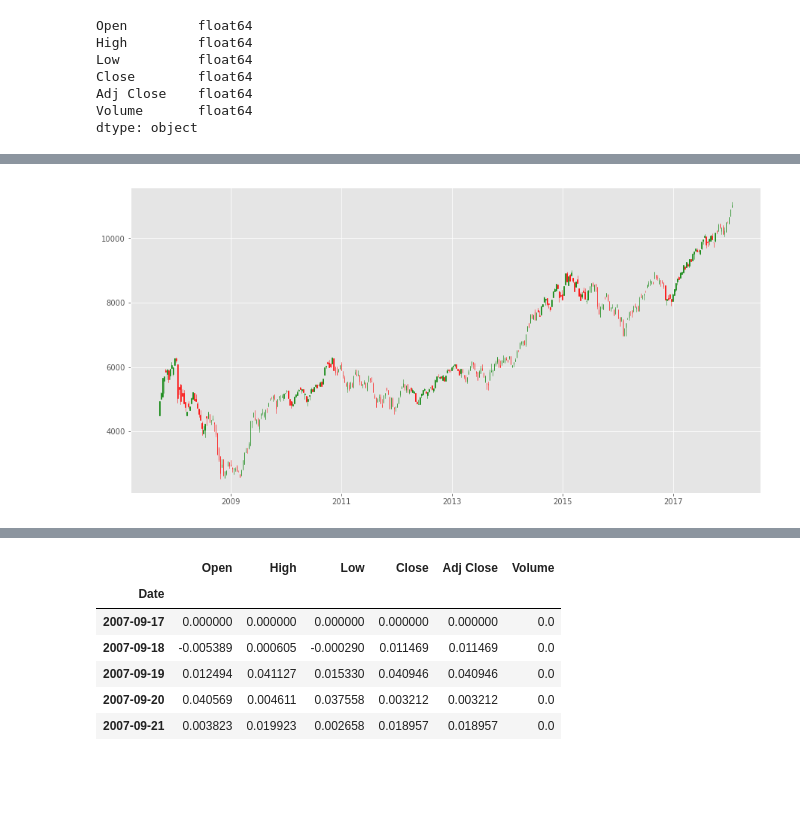
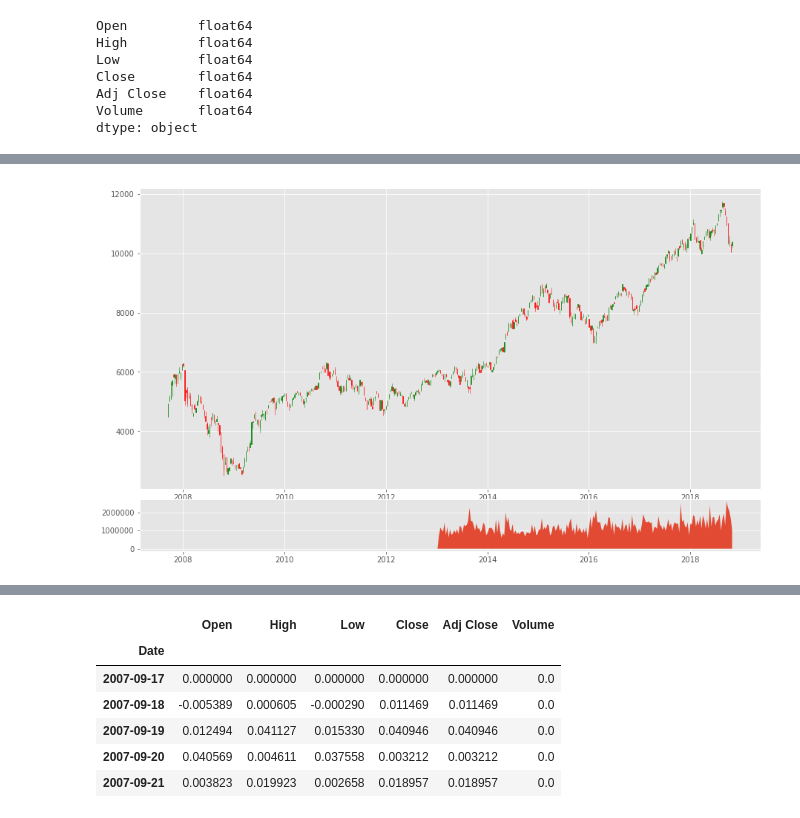
Before and after one commit to leomcp/Stock_Market_Prediction, a Jupyter notebook: Nifty50_analysis.ipynb, the cells around one changed output, grey strips where cells are left out. Saved outputs shown, nothing was run; the diff lists cells and outputs as text; code cells hidden in the pictures; blank space fills up the shorter version.

```diff
--- a/Nifty50_analysis.ipynb
+++ b/Nifty50_analysis.ipynb
@@ -148,24 +148,24 @@ fig.savefig('Figures/Fig1_Nifty50_Volume.png')
 # %%
 # Japenese Candlestick Plot ...
 
 def plot_candlestick_ohlc():
     df = pd.read_csv('Data/nifty50.csv', parse_dates = True, index_col = 0)
     df_ohlc = df['Adj Close'].resample('10D').ohlc()
     df_volume = df['Volume'].resample('10D').sum()
     df_ohlc.reset_index(inplace = True)
     df_ohlc['Date'] = df_ohlc['Date'].map(mdates.date2num)
     fig = plt.figure(figsize = (15, 9))
     ax1 = plt.subplot2grid((6, 1), (0, 0), rowspan = 5, colspan = 1)
-    #ax2 = plt.subplot2grid((6, 1), (5, 0), rowspan = 1, colspan = 1, sharex = ax1)
+    ax2 = plt.subplot2grid((6, 1), (5, 0), rowspan = 1, colspan = 1, sharex = ax1)
     ax1.xaxis_date()
     candlestick_ohlc(ax1, df_ohlc.values, width = 2, colorup = 'g')
-    #ax2.fill_between(df_volume.index.map(mdates.date2num), df_volume.values, 0)
+    ax2.fill_between(df_volume.index.map(mdates.date2num), df_volume.values, 0)
     plt.show()
-    #fig.savefig('Figures/Fig2_CandleStick_Plot.png')
+    fig.savefig('Plots/Fig2_CandleStick_Plot.png')
     return
 plot_candlestick_ohlc()
 # %% [output]
-[figure, old version]
+[figure, new version]
 # %%
 # Scatter plots
 stock_data.fillna(method = 'ffill', inplace = True)
```
Also changed, not shown: parts of 15 cells of this notebook, 17 other files.
